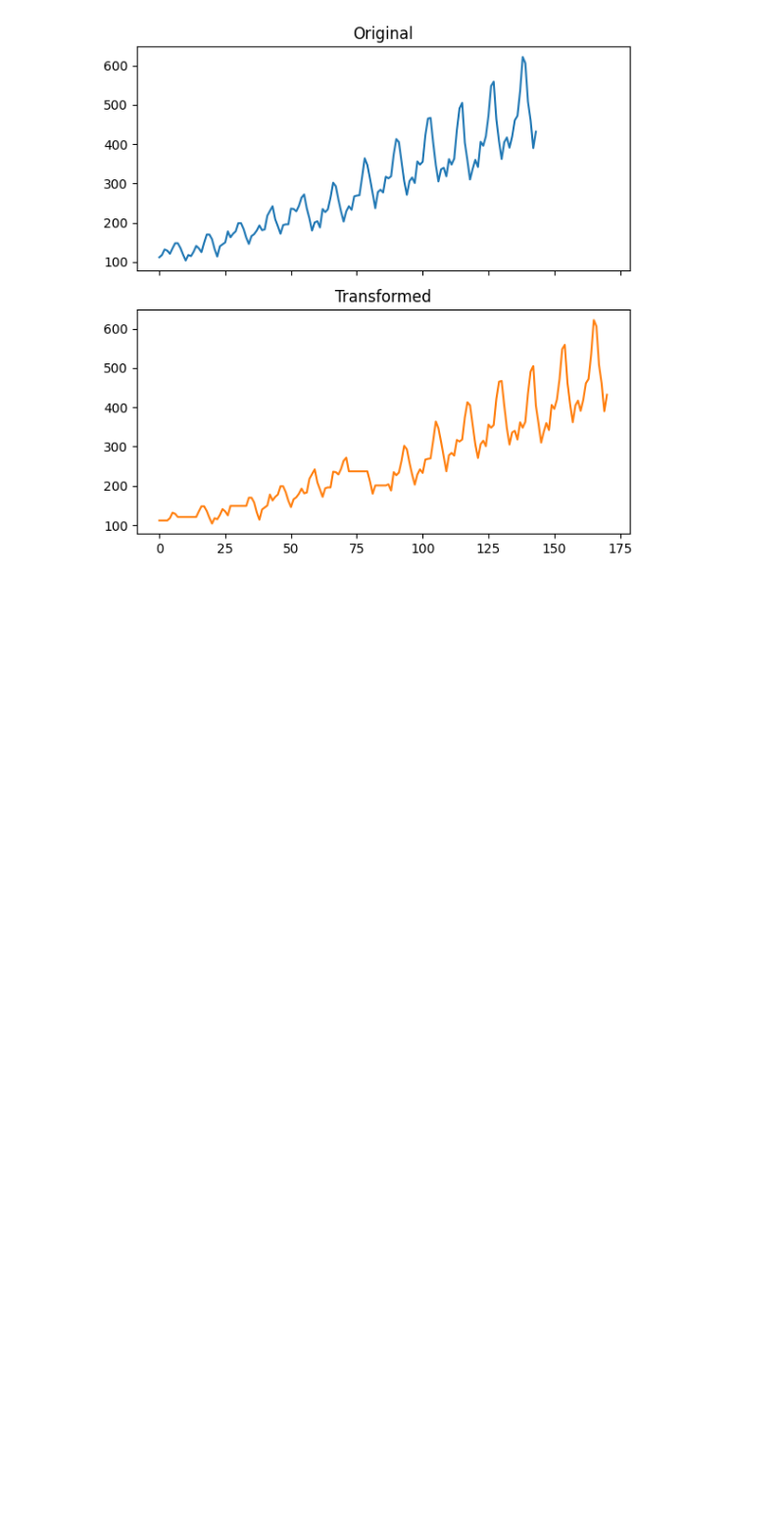
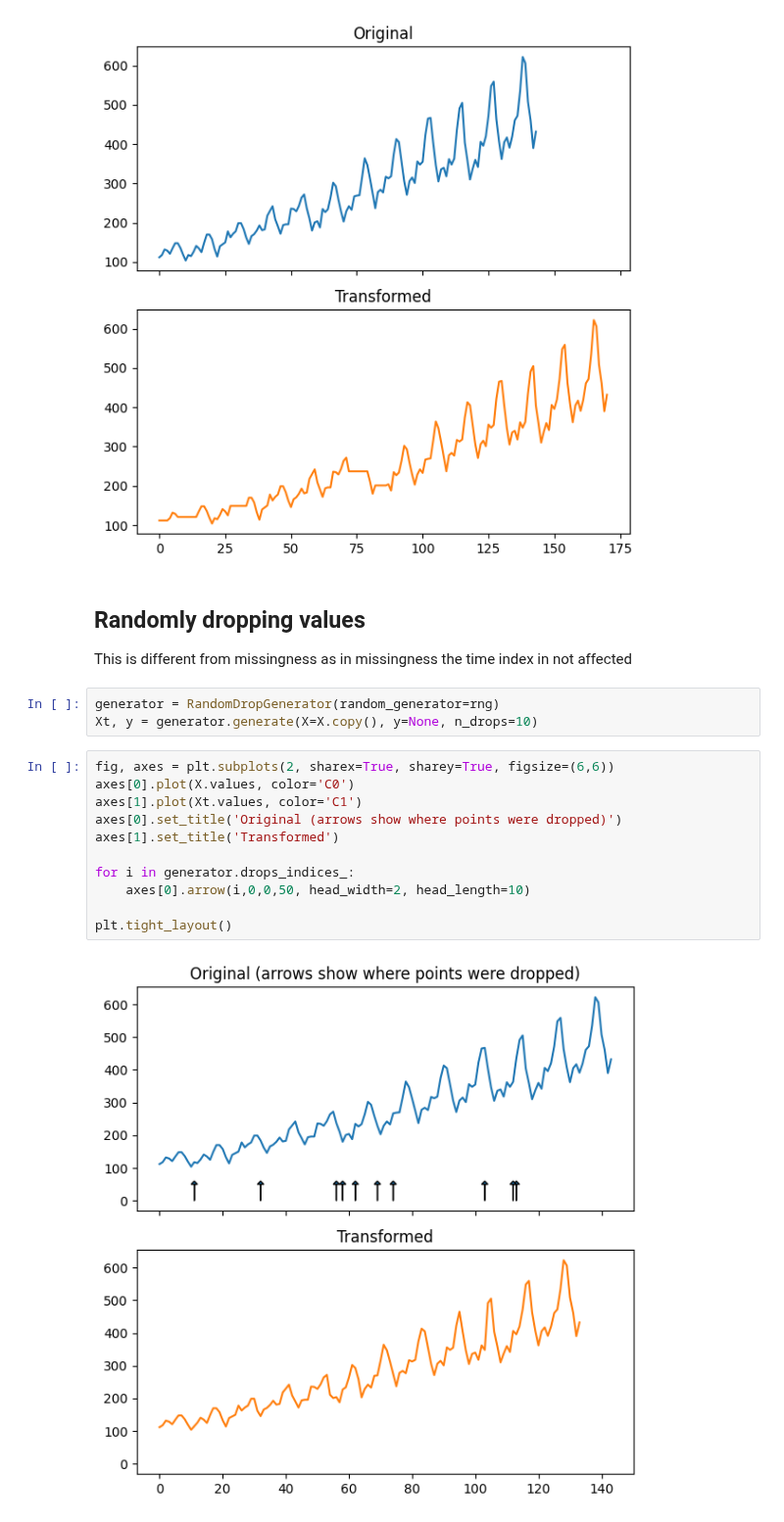
Before and after one commit to Fraunhofer-IESE/badgers, a Jupyter notebook: docs/tutorials/time-series/Transmission-Errors-Time-Series.ipynb, the cells around one changed output. Shown at 98% size. Saved outputs shown, nothing was run; the diff lists cells and outputs as text; blank space fills up the shorter version.

Commit message:
adding random drops
Signed-off-by: Julien Siebert <julien.siebert@iese.fraunhofer.de>

```diff
--- a/docs/tutorials/time-series/Transmission-Errors-Time-Series.ipynb
+++ b/docs/tutorials/time-series/Transmission-Errors-Time-Series.ipynb
@@ -60,3 +62,23 @@ axes[1].set_title('Transformed')
 plt.tight_layout()
 # %% [output]
 [figure]
+# %% [markdown]
+## Randomly dropping values
+
+This is different from missingness as in missingness the time index in not affected
+# %%
+generator = RandomDropGenerator(random_generator=rng)
+Xt, y = generator.generate(X=X.copy(), y=None, n_drops=10)
+# %%
+fig, axes = plt.subplots(2, sharex=True, sharey=True, figsize=(6,6))
+axes[0].plot(X.values, color='C0')
+axes[1].plot(Xt.values, color='C1')
+axes[0].set_title('Original (arrows show where points were dropped)')
+axes[1].set_title('Transformed')
+
+for i in generator.drops_indices_:
+    axes[0].arrow(i,0,0,50, head_width=2, head_length=10)
+
+plt.tight_layout()
+# %% [output]
+[figure, added]
```
Also changed, not shown: parts of 2 cells of this notebook, 2 other files.
